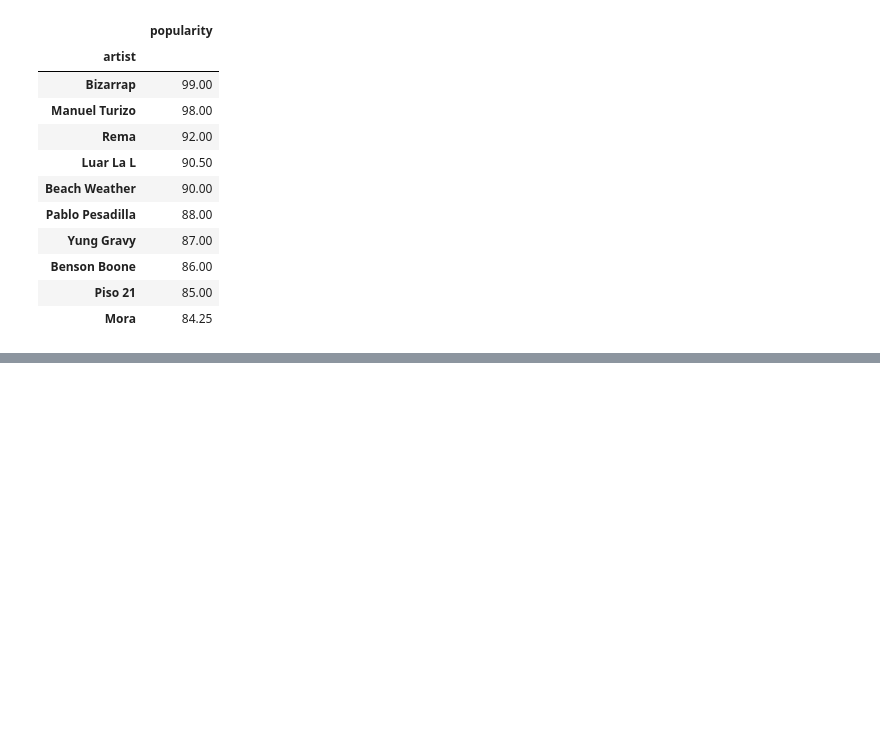
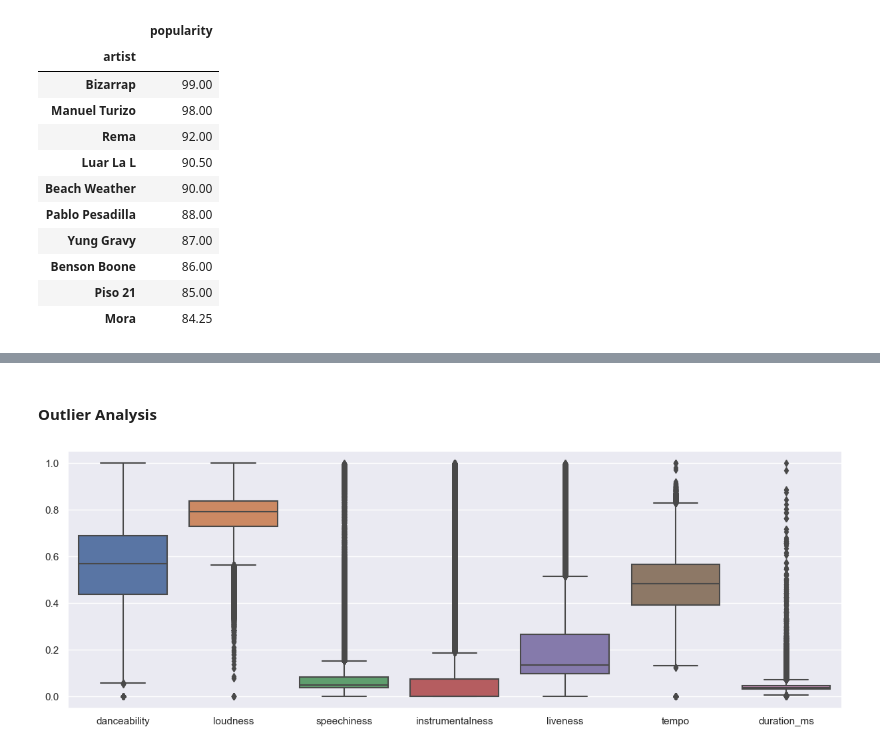
Before and after one commit to keerthivasan721/Spotify-Music-Recommedation-system, a Jupyter notebook: data_preprocess.ipynb, the cells around one changed output, grey strips where cells are left out. Cells and saved outputs as stored; diff of their text form; code cells hidden in the pictures; blank space fills up the shorter version.

Commit message:
outlier analysis

```diff
--- a/data_preprocess.ipynb
+++ b/data_preprocess.ipynb
@@ -411,0 +404,19 @@ dtype: float64
+# %% [markdown]
+#### Outlier Analysis
+# %%
+def find_outliers(x):
+    q1 = x.quantile(0.25)
+    q3 = x.quantile(0.75)
+    IQR = q3 -q1
+    outliers = x[(x<(q1-1.5*IQR)) | (x>(q3+1.5*IQR))]
+    return outliers
+# %%
+outlier = find_outliers(data)
+# %%
+outlier.dropna(how='all',inplace = True,axis=1)
+# %%
+plt.figure(figsize = (15,5))
+sns.boxplot(data[outlier.columns])
+sns.despine()
+# %% [output]
+[figure, added]
```
Also changed, not shown: parts of 5 cells of this notebook, 1 other file.
